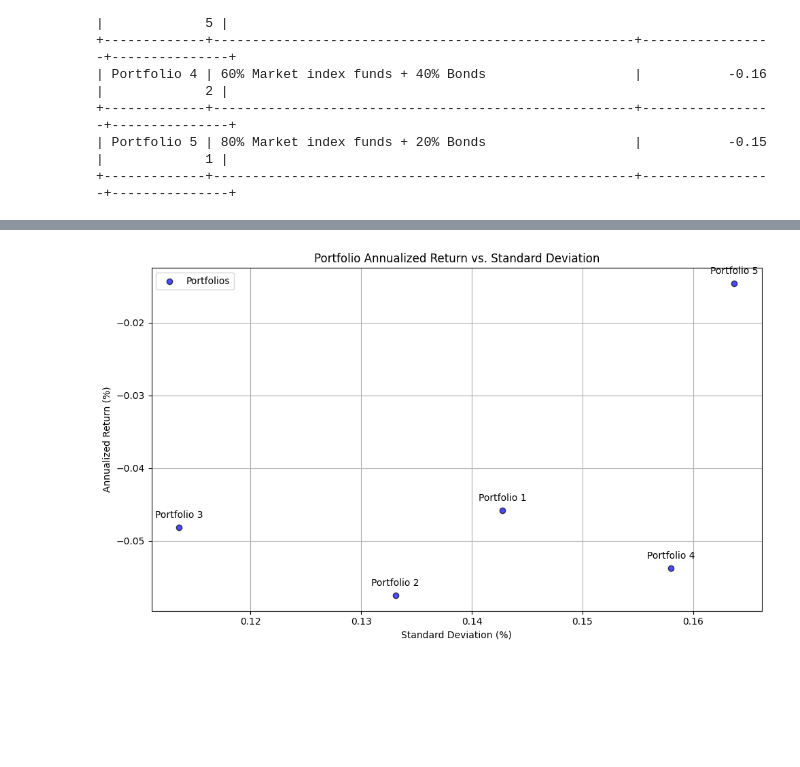
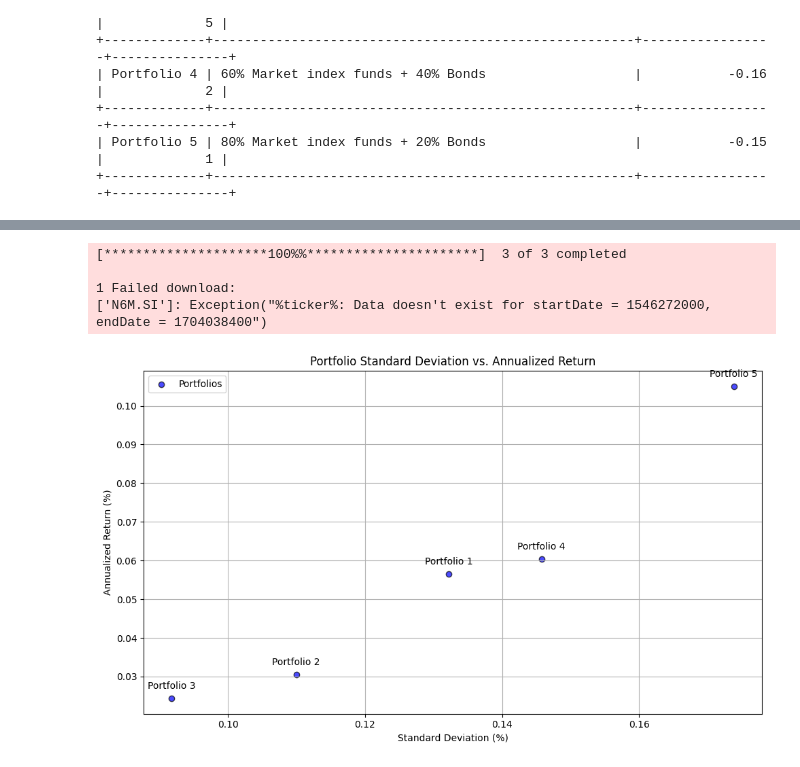
Before and after one commit to Wuvist/sgx3000, a Jupyter notebook: REITs analysis/REIT part 0315.ipynb, the cells around one changed output, grey strips where cells are left out. Drawn from its saved outputs; the diff is of its cells as text; code cells hidden in the pictures; blank space fills up the shorter version.

```diff
--- a/REITs analysis/REIT part 0315.ipynb
+++ b/REITs analysis/REIT part 0315.ipynb
@@ -384,11 +383,11 @@ Bonds: iShares 0-5 Year TIPS Bond ETF (STIP)
 REITs: CSOP iEdge S-REIT Leaders Index ETF (SRU.SI)
 # %%
 #Get data from yahoo finance
-start_date = "2019-01-01"
+start_date = "2023-01-01"
 end_date = "2024-01-01"
 tickers = ["^GSPC","SRU.SI","STIP"]
 prices = yf.download(tickers, start=start_date, end=end_date)["Adj Close"]
 
 
-print(data.head())
+print(prices.head())
 # %% [output]
@@ -453,24 +444,24 @@ risk_free_rate = 0.025
 daily_log_returns = prices.pct_change().dropna()
 annualized_returns = daily_log_returns.mean() * 252
 # %%
-def calculate_portfolio_return(weights, daily_returns):
+def calculate_portfolio_return(weights, daily_log_returns):
   """
   Calculates the daily return of a portfolio based on weights and asset returns.
 
   Args:
       weights (dict): Dictionary of asset weights for the portfolio.
-      daily_returns (pd.DataFrame): DataFrame containing daily log returns for each asset.
+      daily_log_returns (pd.DataFrame): DataFrame containing daily log returns for each asset.
 
   Returns:
       pd.Series or None: Daily return series for the portfolio or None if errors occur.
   """
   try:
       # Ensure weights and daily returns have compatible shapes
-      if len(weights) != daily_returns.shape[1]:
+      if len(weights) != daily_log_returns.shape[1]:
           raise ValueError("Number of weights does not match number of assets in returns")
 
       # Calculate portfolio return (weighted average of daily log returns)
-      portfolio_return = np.sum(daily_returns * weights, axis=1)
+      portfolio_return = np.sum(daily_log_returns * weights, axis=1)
       return portfolio_return
   except (ValueError, KeyError) as e:
       print(f"Error calculating return: {e}")
@@ -562,35 +596,63 @@ CSOP iEdge S-REIT Leaders Index ETF (SRU.SI):<https://www.csopasset.com/sg/en/pr
 # %%
+import yfinance as yf
+import pandas as pd
+import numpy as np
 import matplotlib.pyplot as plt
+
+# Download adjusted close prices (replace with your tickers and date range)
+tickers = ["^GSPC", "N6M.SI", "SRU.SI"]
+start_date = "2019-01-01"
+end_date = "2024-01-01"
+
+data = yf.download(tickers, start=start_date, end=end_date)["Adj Close"]
+
+# Define portfolio weights
+portfolio_weights = {
+    "Portfolio 1": {"^GSPC": 0.55, "N6M.SI": 0.10, "SRU.SI": 0.35},
+    "Portfolio 2": {"^GSPC": 0.40, "N6M.SI": 0.20, "SRU.SI": 0.40},
+    "Portfolio 3": {"^GSPC": 0.33, "N6M.SI": 0.33, "SRU.SI": 0.34},
+    "Portfolio 4": {"^GSPC": 0.60, "N6M.SI": 0.00, "SRU.SI": 0.40},
+    "Portfolio 5": {"^GSPC": 0.80, "N6M.SI": 0.00, "SRU.SI": 0.20},
+}
+
+# Handle missing values
+daily_log_returns = data.pct_change().fillna(method='ffill')
+
+# Calculate portfolio returns and standard deviations
 portfolio_returns = {}
 for name, weights in portfolio_weights.items():
   portfolio_return = calculate_portfolio_return(weights, daily_log_returns)
   if portfolio_return is not None:
       portfolio_returns[name] = {
           "Annualized Return": portfolio_return.mean() * 252,
           "Std Dev": portfolio_return.std() * np.sqrt(252)
       }
   else:
       print(f"Skipping Sharpe Ratio calculation for {name} due to missing return data.")
 
 # Extract data for plotting
 portfolio_names = list(portfolio_returns.keys())
 annual_returns = [stats["Annualized Return"] for name, stats in portfolio_returns.items()]
 std_devs = [stats["Std Dev"] for name, stats in portfolio_returns.items()]
 
 # Create scatter plot
 plt.figure(figsize=(10, 6))
-plt.scatter(std_devs,annual_returns,marker='o', c='b', edgecolors='k', alpha=0.7, label='Portfolios')
-plt.xlabel('Standard Deviation')
+plt.scatter(std_devs, annual_returns, marker='o', c='b', edgecolors='k', alpha=0.7, label='Portfolios')
+plt.xlabel('Standard Deviation (%)')
 plt.ylabel('Annualized Return (%)')
-plt.title('Portfolio Annualized Return vs. Standard Deviation')
+plt.title('Portfolio Standard Deviation vs. Annualized Return')
 plt.grid(True)
 
 # Add portfolio names as annotations
 for i, name in enumerate(portfolio_names):
-  plt.annotate(name, ( std_devs[i],annual_returns[i]), textcoords="offset points", xytext=(0, 10), ha='center')
+  plt.annotate(name, (std_devs[i], annual_returns[i]), textcoords="offset points", xytext=(0, 10), ha='center')
 
 plt.legend()
 plt.tight_layout()
 plt.show()
 # %% [output]
+[*********************100%%**********************]  3 of 3 completed
+
+1 Failed download:
+['N6M.SI']: Exception("%ticker%: Data doesn't exist for startDate = 1546272000, endDate = 1704038400")
-[figure, old version]
+[figure, new version]
```
Also changed, not shown: parts of 7 cells of this notebook.
